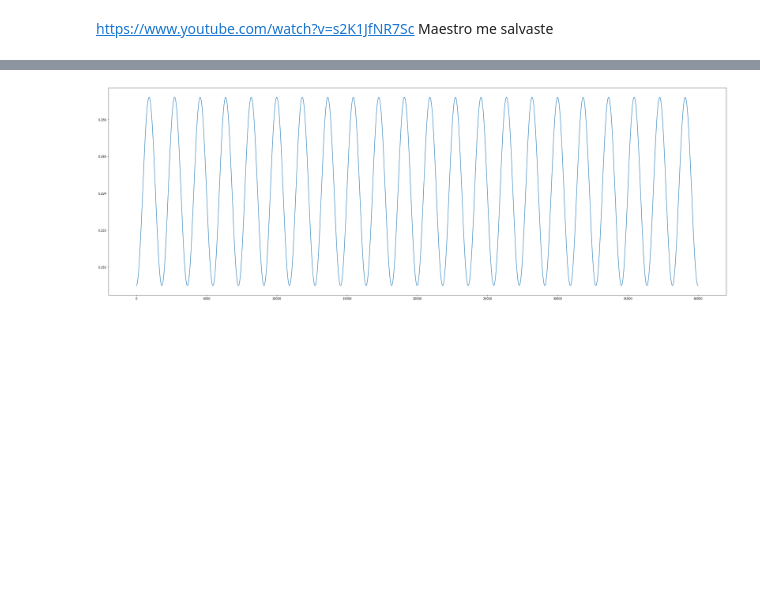
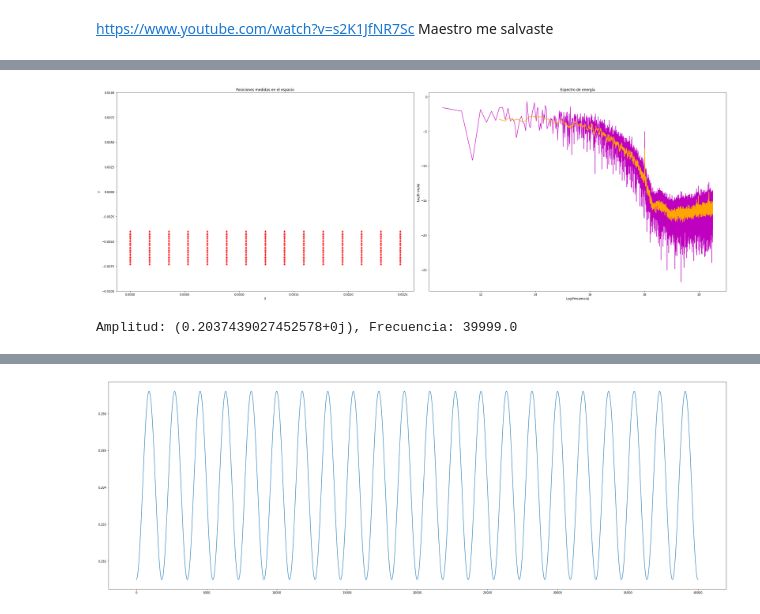
Before and after one commit to AlonsoEspinoza8/Proyecto-ICH1104, a Jupyter notebook: proyecto.ipynb, the cells around one changed output, grey strips where cells are left out. Saved outputs shown, nothing was run; the diff lists cells and outputs as text; code cells hidden in the pictures; blank space fills up the shorter version.

```diff
--- a/proyecto.ipynb
+++ b/proyecto.ipynb
@@ -422,0 +431,5 @@ Amplitud: (0.012996380566765416+0j), Frecuencia: 39999.0
+# %%
+fourier_transform("intermedio inferior")
+# %% [output]
+[figure, added]
+Amplitud: (0.2037439027452578+0j), Frecuencia: 39999.0
```
Also changed, not shown: parts of 12 cells of this notebook.
